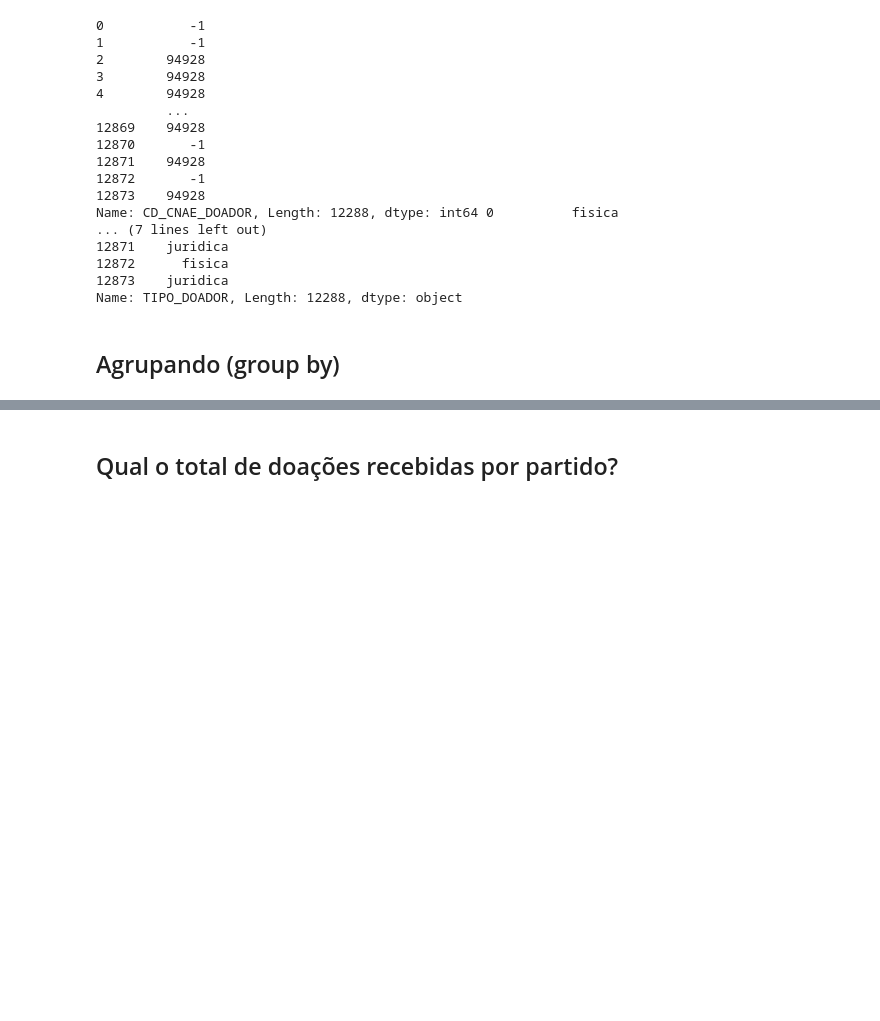
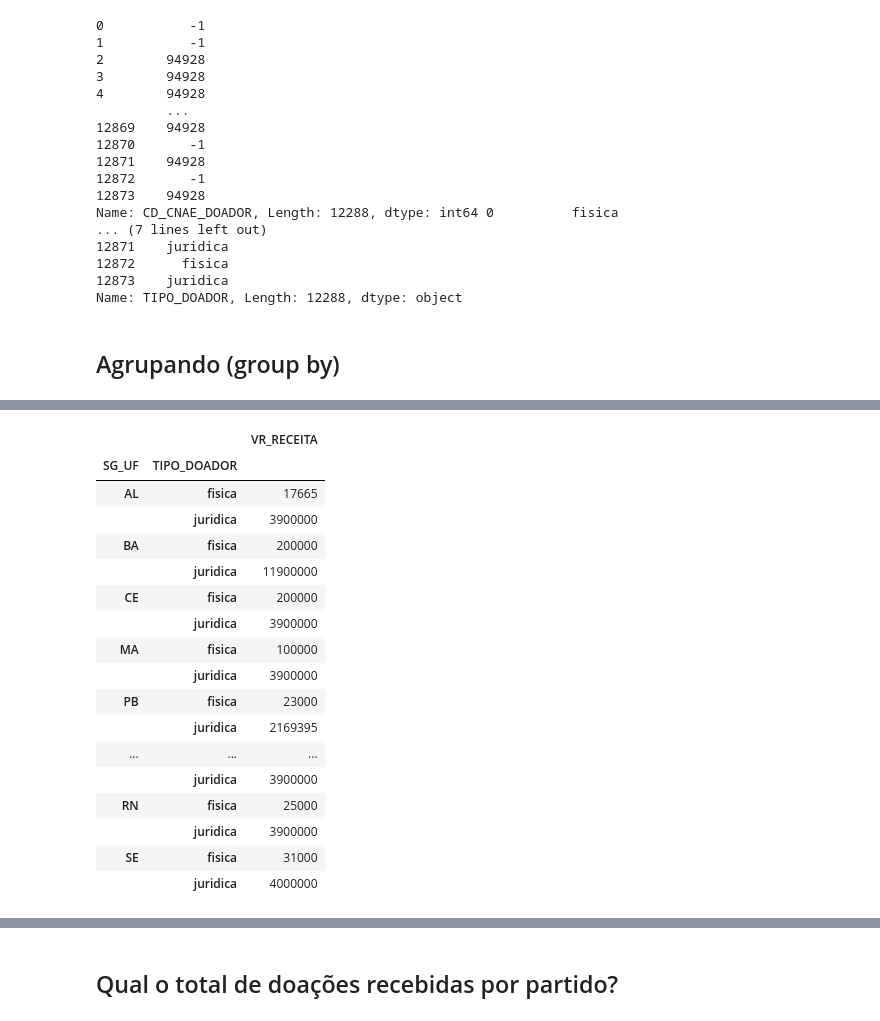
Before and after one commit to escola-de-dados/python-inovacao-civica, a Jupyter notebook: semana_2/desafio/desafio.ipynb, the cells around one changed output, grey strips where cells are left out. Cells and saved outputs as stored; diff of their text form; code cells hidden in the pictures; blank space fills up the shorter version.

```diff
--- a/semana_2/desafio/desafio.ipynb
+++ b/semana_2/desafio/desafio.ipynb
@@ -173,6 +200,25 @@ Name: TIPO_DOADOR, Length: 12288, dtype: object
 # %%
 # Preencha abaixo primeiro uma lista com as 3 colunas que precisamos utilizar para responder à pergunta. E depois o nome das 2 colunas que precisamos agrupar.
 
-df_final[______].groupby(by=______).max()
+df_final[['SG_UF','TIPO_DOADOR','VR_RECEITA']].groupby(by=['SG_UF','TIPO_DOADOR']).max()
+# %% [output]
+|  |  | VR_RECEITA |
+| SG_UF | TIPO_DOADOR |  |
+| AL | fisica | 17665 |
+|  | juridica | 3900000 |
+| BA | fisica | 200000 |
+|  | juridica | 11900000 |
+| CE | fisica | 200000 |
+|  | juridica | 3900000 |
+| MA | fisica | 100000 |
+|  | juridica | 3900000 |
+| PB | fisica | 23000 |
+|  | juridica | 2169395 |
+| ... | ... | ... |
+|  | juridica | 3900000 |
+| RN | fisica | 25000 |
+|  | juridica | 3900000 |
+| SE | fisica | 31000 |
+|  | juridica | 4000000 |
 # %%
 # Para repetir o valor da coluna TIPO_DOADOR nas linhas, coloque o parâmetro as_index=False no método groupby do comando acima
```
Also changed, not shown: parts of 10 cells of this notebook.
